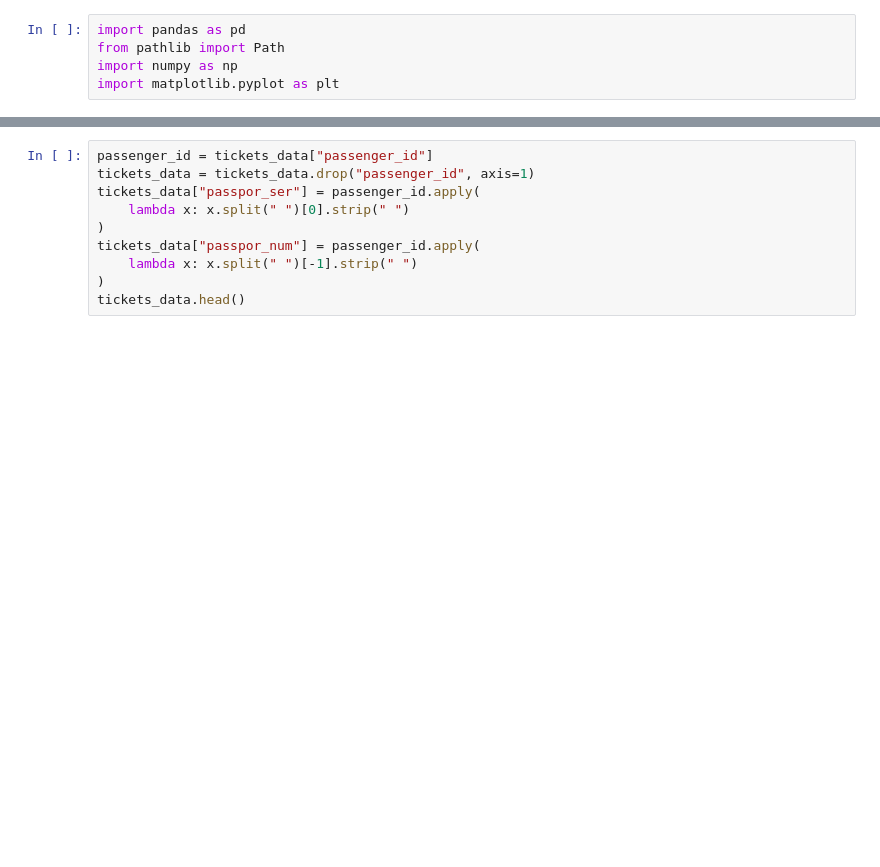
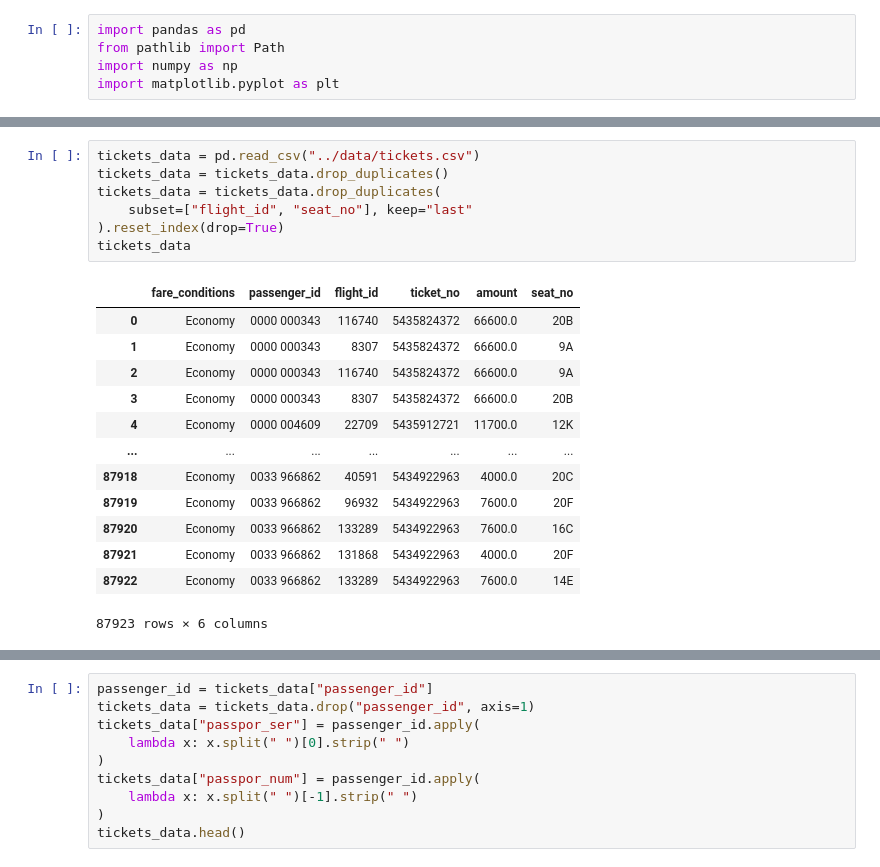
Before and after one commit to IvanSvyatykh/SemestrDatabaseWork, a Jupyter notebook: notebooks/refactor_tickets.ipynb, the cells around one changed output, grey strips where cells are left out. Drawn from its saved outputs; the diff is of its cells as text; blank space fills up the shorter version.

```diff
--- a/notebooks/refactor_tickets.ipynb
+++ b/notebooks/refactor_tickets.ipynb
@@ -15,0 +23,21 @@ tickets_data.head()
+# %%
+tickets_data = pd.read_csv("../data/tickets.csv")
+tickets_data = tickets_data.drop_duplicates()
+tickets_data = tickets_data.drop_duplicates(
+    subset=["flight_id", "seat_no"], keep="last"
+).reset_index(drop=True)
+tickets_data
+# %% [output]
+|  | fare_conditions | passenger_id | flight_id | ticket_no | amount | seat_no |
+| 0 | Economy | 0000 000343 | 116740 | 5435824372 | 66600.0 | 20B |
+| 1 | Economy | 0000 000343 | 8307 | 5435824372 | 66600.0 | 9A |
+| 2 | Economy | 0000 000343 | 116740 | 5435824372 | 66600.0 | 9A |
+| 3 | Economy | 0000 000343 | 8307 | 5435824372 | 66600.0 | 20B |
+| 4 | Economy | 0000 004609 | 22709 | 5435912721 | 11700.0 | 12K |
+| ... | ... | ... | ... | ... | ... | ... |
+| 87918 | Economy | 0033 966862 | 40591 | 5434922963 | 4000.0 | 20C |
+| 87919 | Economy | 0033 966862 | 96932 | 5434922963 | 7600.0 | 20F |
+| 87920 | Economy | 0033 966862 | 133289 | 5434922963 | 7600.0 | 16C |
+| 87921 | Economy | 0033 966862 | 131868 | 5434922963 | 4000.0 | 20F |
+| 87922 | Economy | 0033 966862 | 133289 | 5434922963 | 7600.0 | 14E |
+87923 rows × 6 columns
```
Also changed, not shown: parts of 5 cells of this notebook, 9 other files.
